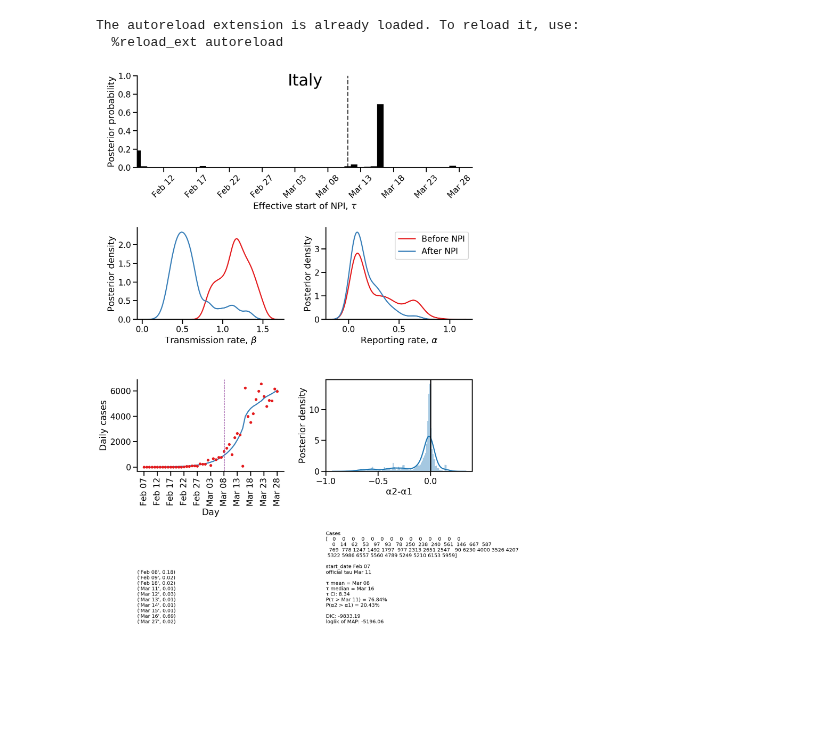
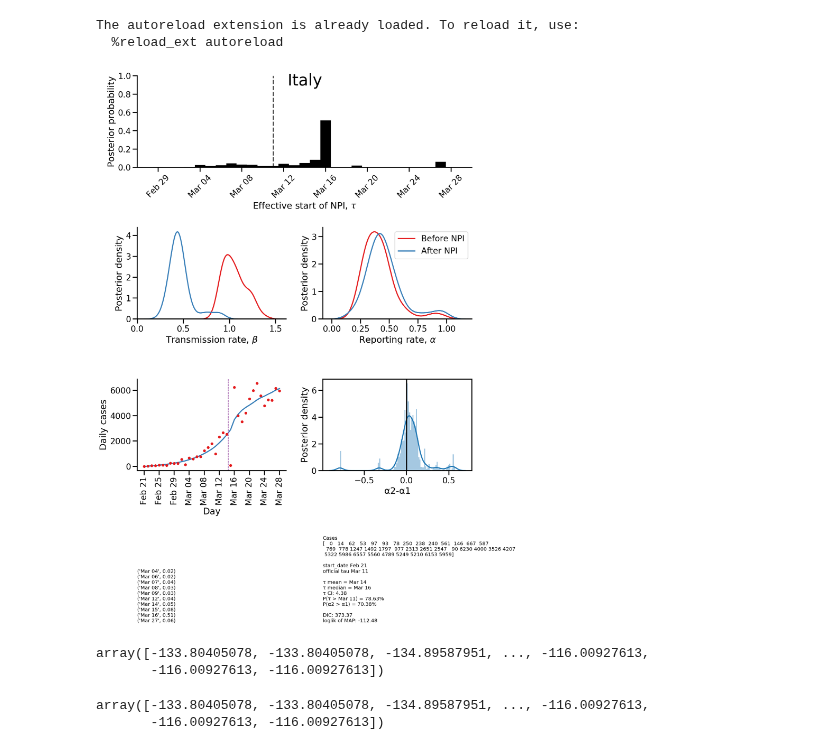
Before and after one commit to yoavram-lab/EffectiveNPI, a Jupyter notebook: src/plot_one.ipynb, the cells around one changed output. Cells and saved outputs as stored; diff of their text form; code cells hidden in the pictures; blank space fills up the shorter version.

```diff
--- a/src/plot_one.ipynb
+++ b/src/plot_one.ipynb
@@ -14,13 +14,21 @@ The autoreload extension is already loaded. To reload it, use:
   %reload_ext autoreload
 # %%
 country_name = 'Italy'
-# file_name = '../output/25-Apr-ode-bug-fix/inference/{}.npz'.format(country_name)
-# file_name = '../output-tmp/2020-04-29-prior-walkers-autocorr-model1/inference/{}.npz'.format(country_name)
-# file_name = '../output-tmp/2020-04-30-test/inference/{}.npz'.format(country_name)
-file_name = '../output-tmp/2020-05-04-start-date-15-zeros/inference/{}.npz'.format(country_name)
+file_name = '../output/2020-04-29-prior-walkers-autocorr-model1-uniform/inference/{}.npz'.format(country_name)
+file_name = '../output-tmp/2020-05-06-test/inference/{}.npz'.format(country_name)
 # file_name = 'test.npz'
-data = load_data(file_name, country_name)
+data = load_data(file_name, country_name,0.6,1000)
 plot_all();
 # plot_corner();
 # %% [output]
-[figure, old version]
+[figure, new version]
+# %%
+logliks[990:]
+# %% [output]
+array([-133.80405078, -133.80405078, -134.89587951, ..., -116.00927613,
+       -116.00927613, -116.00927613])
+# %%
+logliks[990:]
+# %% [output]
+array([-133.80405078, -133.80405078, -134.89587951, ..., -116.00927613,
+       -116.00927613, -116.00927613])
```
Also changed, not shown: 3 other files.
